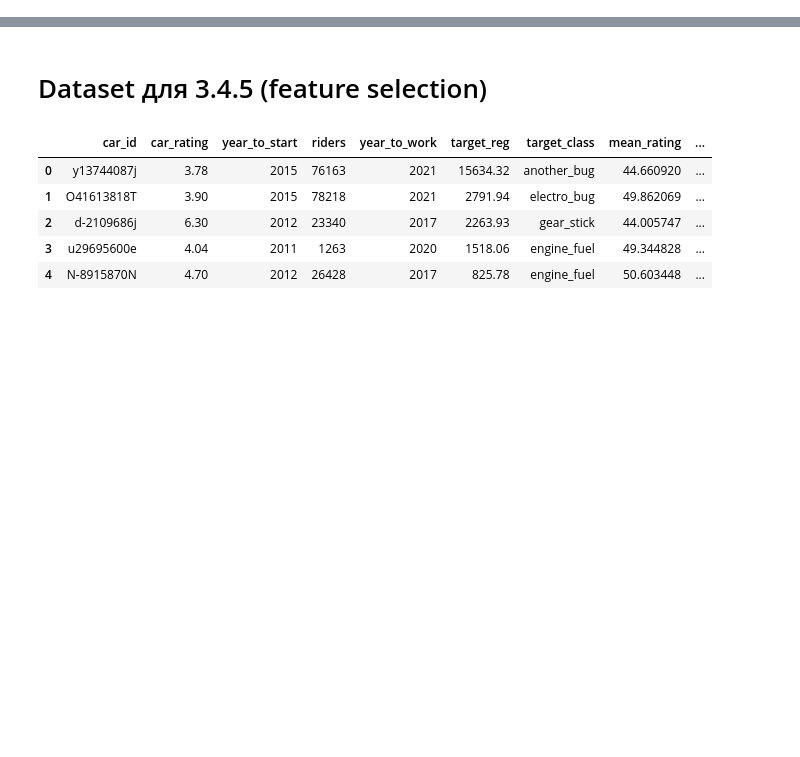
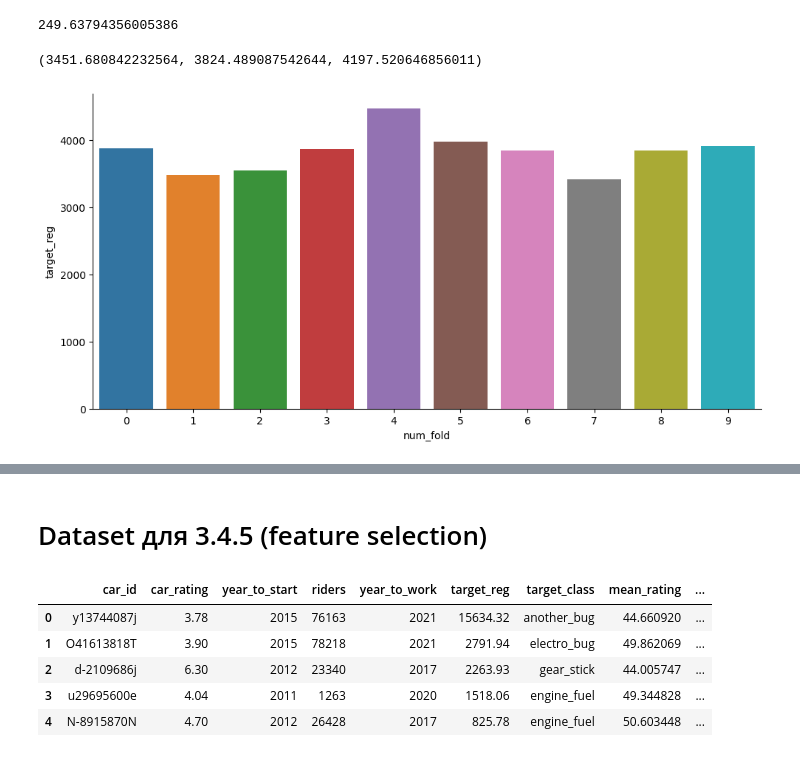
Before and after one commit to a-milenkin/Competitive_Data_Science, a Jupyter notebook: notebooks/y_task_prepare.ipynb, the cells around one changed output, grey strips where cells are left out. Drawn from its saved outputs; the diff is of its cells as text; code cells hidden in the pictures; blank space fills up the shorter version.

```diff
--- a/notebooks/y_task_prepare.ipynb
+++ b/notebooks/y_task_prepare.ipynb
@@ -6,0 +83,28 @@ warnings.filterwarnings("ignore")
+# %%
+# train['target_reg'].q()
+N = 10
+df['target_reg_group'] = pd.qcut(df['target_reg'], N, labels = [f'group_{i}' for i in range(N)])
+
+from sklearn.model_selection import StratifiedKFold
+
+skf = StratifiedKFold(n_splits=N, shuffle = True)
+y = df['target_reg_group']
+df['num_fold'] = None
+
+for i, (train_index, test_index) in enumerate(skf.split(df, df['target_reg_group'])):
+    df.loc[test_index, 'num_fold'] = i
+
+
+std = df.groupby('num_fold', as_index=False)['target_reg'].agg('mean')['target_reg'].std()
+print(df['target_reg'].mean() - std, df.groupby('num_fold', as_index=False)['target_reg'].agg('mean')['target_reg'].mean(), df['target_reg'].mean() + std)
+
+df[['car_id', 'target_reg', 'num_fold']].to_csv('../do_not_commit_this/stratified_valid_solv.csv', index=False)
+df['num_fold'] = None
+df[['car_id', 'target_reg', 'num_fold']].to_csv('../do_not_commit_this/stratified_valid.csv', index=False)
+df[['car_id', 'target_reg', 'num_fold']].sample(5)
+
+
+threshold = 350
+result = df.groupby('num_fold', as_index=False)['target_reg'].agg('mean')['target_reg'].std()
+answer = threshold - result
+answer
@@ -6,0 +162,15 @@ warnings.filterwarnings("ignore")
+# %%
+print(df.groupby('num_fold', as_index=False)['target_reg'].agg('mean')['target_reg'].std())
+# %% [output]
+249.63794356005386
+# %%
+df.groupby('num_fold', as_index=False)['target_reg'].agg('mean').plot.bar()
+# %% [output]
+(3451.680842232564, 3824.489087542644, 4197.520646856011)
+# %%
+import seaborn as sns
+
+tmp = df.groupby('num_fold', as_index=False)['target_reg'].agg('mean')
+sns.catplot(data = tmp, x = 'num_fold', y = 'target_reg', aspect=2, kind="bar");
+# %% [output]
+[figure, added]
```
Also changed, not shown: parts of 25 cells of this notebook, 6 other files.
